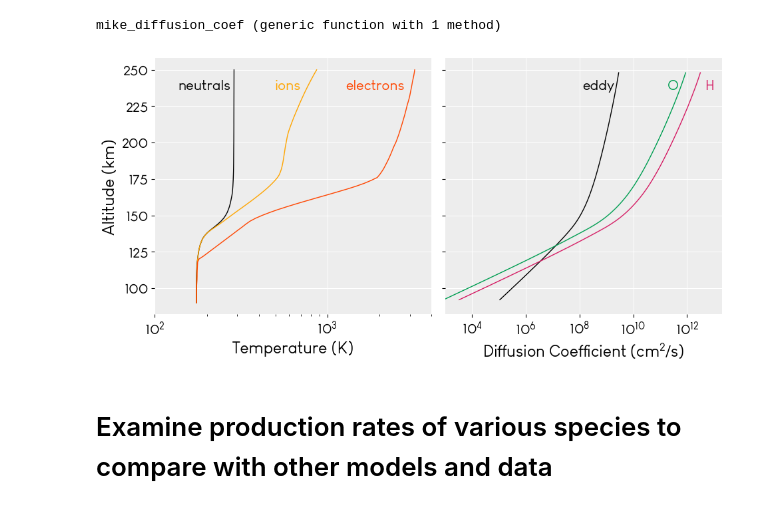
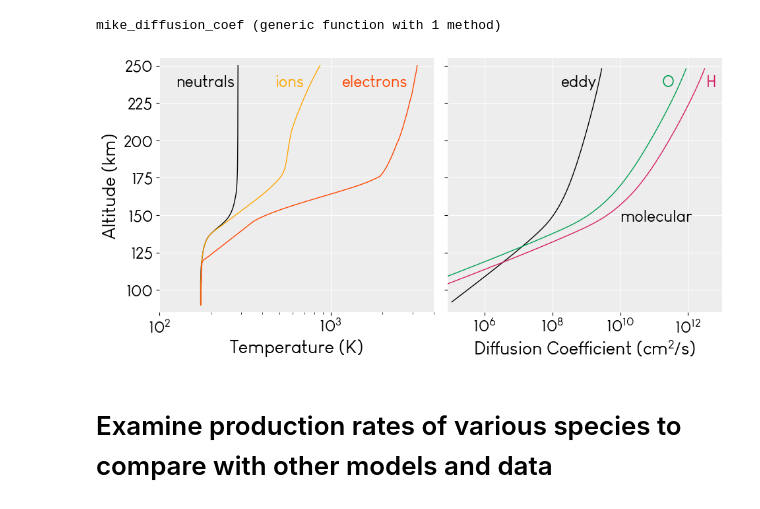
Before and after one commit to emcangi/VenusPhotochemistry, a Jupyter notebook: ! Venus Results.ipynb, the cells around one changed output. Saved outputs shown, nothing was run; the diff lists cells and outputs as text; code cells hidden in the pictures.

```diff
--- a/! Venus Results.ipynb
+++ b/! Venus Results.ipynb
@@ -128,9 +128,11 @@ all_result_plot_folder = "$(@__DIR__)/../Results/FirstLook_Plots/"
 # %% [output]
 "/home/mike/Documents/Proposals/2023_Venus_H/ion_model/VenusPhotochemistry/../Results/FirstLook_Plots/"
 # %%
-#mean_folder = results_dir*"I-Ts735Tm170Te290-W1e-6-Smean_c1JKkl1M_venus_initial_convergence_v0.7/"  # fixed BC sign convention, Ar transport
-mean_folder = results_dir*"I-Ts735Tm170Te290-W1e-6-Smean_9yCawIou_venus_initial_convergence_v0.7/"  # fixed temps
-mean_folder = results_dir*"I-Ts735Tm170Te290-W1e-6-Smean_n8eMVDoI_venus_initial_convergence_v0.7/"  # doubled HDO/H2O at lower boundary
+# #mean_folder = results_dir*"I-Ts735Tm170Te290-W1e-6-Smean_c1JKkl1M_venus_initial_convergence_v0.7/"  # fixed BC sign convention, Ar transport
+# #mean_folder = results_dir*"I-Ts735Tm170Te290-W1e-6-Smean_9yCawIou_venus_initial_convergence_v0.7/"  # fixed temps
+# mean_folder = results_dir*"I-Ts735Tm170Te290-W1e-6-Smean_n8eMVDoI_venus_initial_convergence_v0.7/"  # doubled HDO/H2O at lower boundary
+#mean_folder = results_dir*"I-Ts735Tm170Te290-W1e-6-Smean_DgDSrEJ4_venus_initial_convergence_v0.7/" # fixed [HDO]/2[H2O] error
+mean_folder = results_dir*"I-Ts735Tm170Te290-W1e-6-Smean_vGFd5b0a_venus_initial_convergence_v0.7/" # doubled HDO/H2O at lower boundary
 mean_atm = get_ncurrent(mean_folder*"/final_atmosphere.h5");
 
 vardict = load_from_paramlog(mean_folder);
@@ -157,0 +160,2 @@ hrshortcode = vardict["hrshortcode"]
+# %%
+paper_figures_dir = "/home/mike/Documents/My_Publications/2023_Venus_HCO/figures_"*hrshortcode*"/"
@@ -1097,33 +1171,36 @@ mike_diffusion_coef (generic function with 1 method)
 # %%
 fig, (ax_temp, ax_diff) = subplots(ncols=2, figsize=(11,5), sharey=true, gridspec_kw=Dict("wspace"=>0.05))
 
 plot_bg(ax_temp)
 ax_temp.plot(Tn, alt/1e5, color="k")
 ax_temp.text(275, 240, "neutrals", ha="right", va="center_baseline")
 ax_temp.plot(Ti, alt/1e5, color="orange")
 ax_temp.text(700, 240, "ions", ha="right", va="center_baseline", color="orange")
 #ax_temp.text(200, 120, "will fix soon", ha="left", va="center_baseline", color="red")
 ax_temp.plot(Te, alt/1e5, color="orangered")
 ax_temp.text(2800, 240, "electrons", ha="right", va="center_baseline", color="orangered")
 ax_temp.set_xscale("log")
 ax_temp.set_xlim(100,4000)
 ax_temp.set_xlabel("Temperature (K)")
 ax_temp.set_ylabel("Altitude (km)")
 
 plot_bg(ax_diff)
 ax_diff.plot(Keddy_arr, alt[2:end-1]/1e5, color="k")
 ax_diff.text(2e9, 240, "eddy", ha="right", va="center_baseline")
 ax_diff.plot(mike_diffusion_coef(:O), alt[2:end-1]/1e5, color="#009E52")
-ax_diff.text(5e11, 240, "O", ha="right", va="center_baseline", color="#009E52")
+ax_diff.text(4e11, 240, "O", ha="right", va="center_baseline", color="#009E52")
 ax_diff.plot(mike_diffusion_coef(:H), alt[2:end-1]/1e5, color="#D51E65")
-ax_diff.text(1e13, 240, "H", ha="right", va="center_baseline", color="#D51E65")
+ax_diff.text(0.7e13, 240, "H", ha="right", va="center_baseline", color="#D51E65")
+ax_diff.text(1e10, 150, "molecular", ha="left", va="center_baseline")
 ax_diff.set_xscale("log")
-ax_diff.set_xlim(1e3,2e13)
+ax_diff.set_xlim(8e4,1e13)
 ax_diff.set_xlabel("Diffusion Coefficient "*L"(cm$^2$/s)")
+
+ax_diff.set_ylim(85,255)
 show()
-savefig("/home/mike/Documents/My_Publications/2023_Venus_HCO/figures/model_inputs.pdf")
+savefig(paper_figures_dir*"model_inputs.pdf", bbox_inches="tight", dpi=300)
 # %% [output]
-[figure, old version]
+[figure, new version]
 # %% [markdown]
 # Examine production rates of various species to compare with other models and data
 # %%
```
Also changed, not shown: parts of 46 cells of this notebook.
